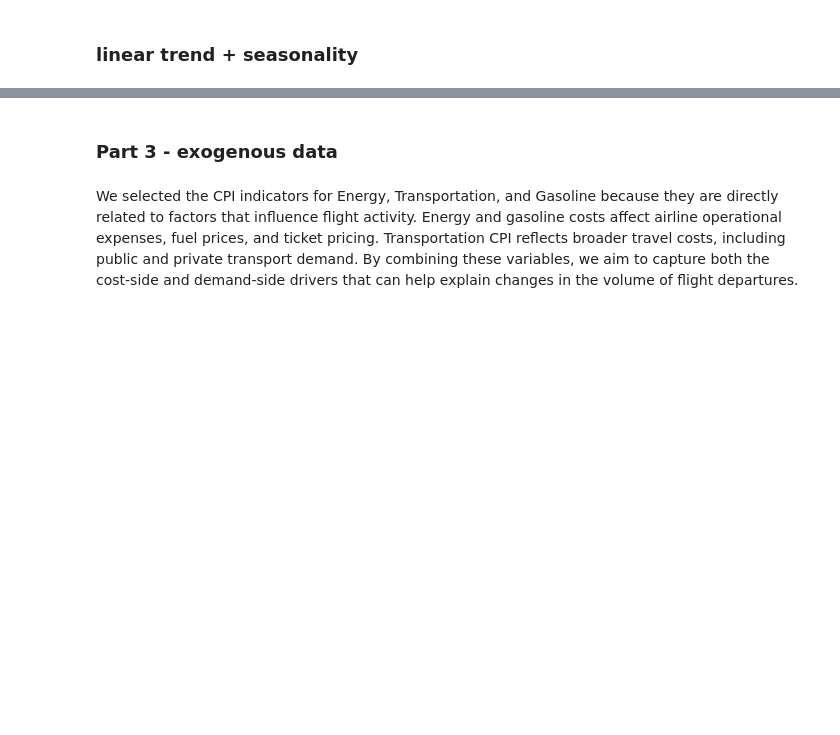
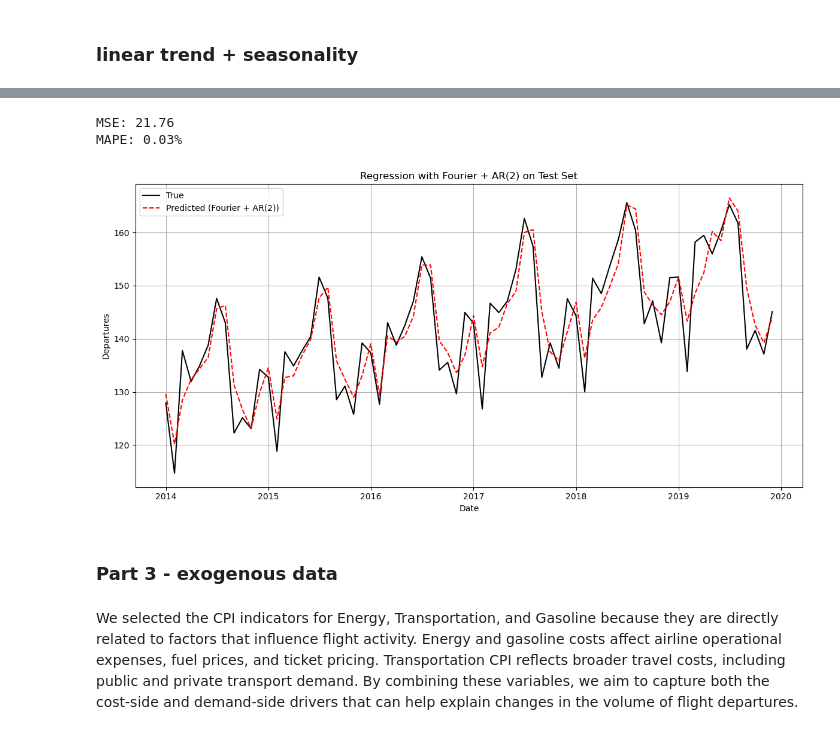
Before and after one commit to nelad1997/Time_Series_Project, a Jupyter notebook: Time_Series_Project.ipynb, the cells around one changed output, grey strips where cells are left out. Cells and saved outputs as stored; diff of their text form; code cells hidden in the pictures; blank space fills up the shorter version.

```diff
--- a/Time_Series_Project.ipynb
+++ b/Time_Series_Project.ipynb
@@ -860,3 +877,61 @@ Linear (no Fourier)    89.553692  5.494329
+# %%
+y = monthly_departures['departures'].values
+t = monthly_departures['t'].values
+X_seasonality = X_seasonality  # ממה שהוגדר מראש
+
+# יצירת משתני עזר y(t-1) ו־y(t-2)
+y_lag1 = np.roll(y, 1)
+y_lag2 = np.roll(y, 2)
+y_lag1[:2] = np.nan
+y_lag2[:2] = np.nan
+
+# משתני מגמה: bias ו־t
+X_linear = np.column_stack([np.ones(len(t)), t])
+
+# חיבור הכל: מגמה + פורייה + השהיות
+X_ar2 = np.column_stack([X_linear, X_seasonality, y_lag1, y_lag2])
+y_target = y.copy()
+
+# סינון NaNs
+valid_idx = ~np.isnan(X_ar2).any(axis=1)
+X_ar2 = X_ar2[valid_idx]
+y_target = y_target[valid_idx]
+dates = monthly_departures.index[valid_idx]
+
+# חלוקה ל־train/test
+split_index = int(len(y_target) * 0.8)
+X_train, X_test = X_ar2[:split_index], X_ar2[split_index:]
+y_train, y_test = y_target[:split_index], y_target[split_index:]
+test_dates = dates[split_index:]
+
+# אימון המודל
+model_ar2 = LinearRegression()
+model_ar2.fit(X_train, y_train)
+
+# חיזוי
+y_pred_ar2 = model_ar2.predict(X_test)
+
+# מדדים
+mse = mean_squared_error(y_test, y_pred_ar2)
+mape = mean_absolute_percentage_error(y_test, y_pred_ar2)
+print(f"MSE: {mse:.2f}")
+print(f"MAPE: {mape:.2f}%")
+
+# ציור
+plt.figure(figsize=(12, 6))
+plt.plot(test_dates, y_test, label='True', color='black')
+plt.plot(test_dates, y_pred_ar2, label='Predicted (Fourier + AR(2))', linestyle='--', color='red')
+plt.title("Regression with Fourier + AR(2) on Test Set")
+plt.xlabel("Date")
+plt.ylabel("Departures")
+plt.legend()
+plt.grid(True)
+plt.tight_layout()
+plt.show()
+# %% [output]
+MSE: 21.76
+MAPE: 0.03%
+[figure, added]
 # %% [markdown]
 ### Part 3 - exogenous data
 # %% [markdown]
```
Also changed, not shown: parts of 15 cells of this notebook.
